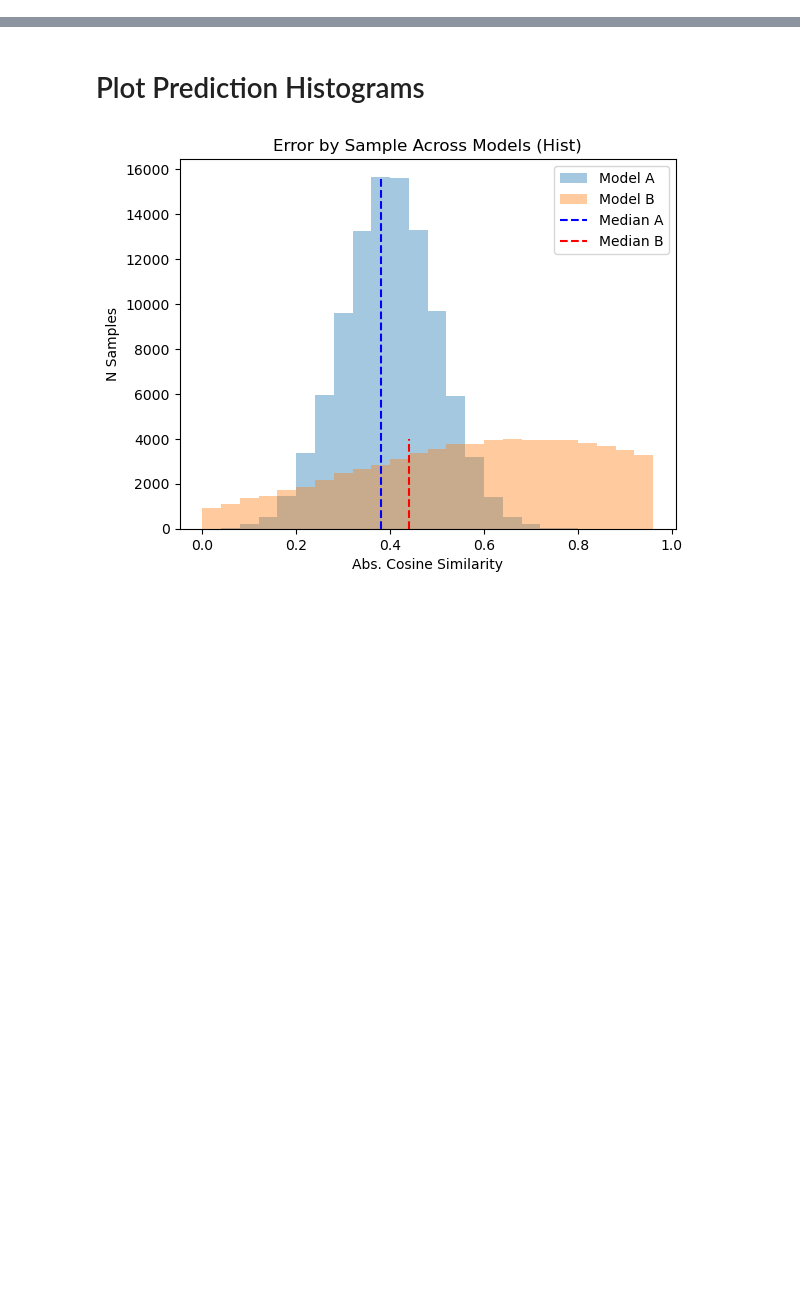
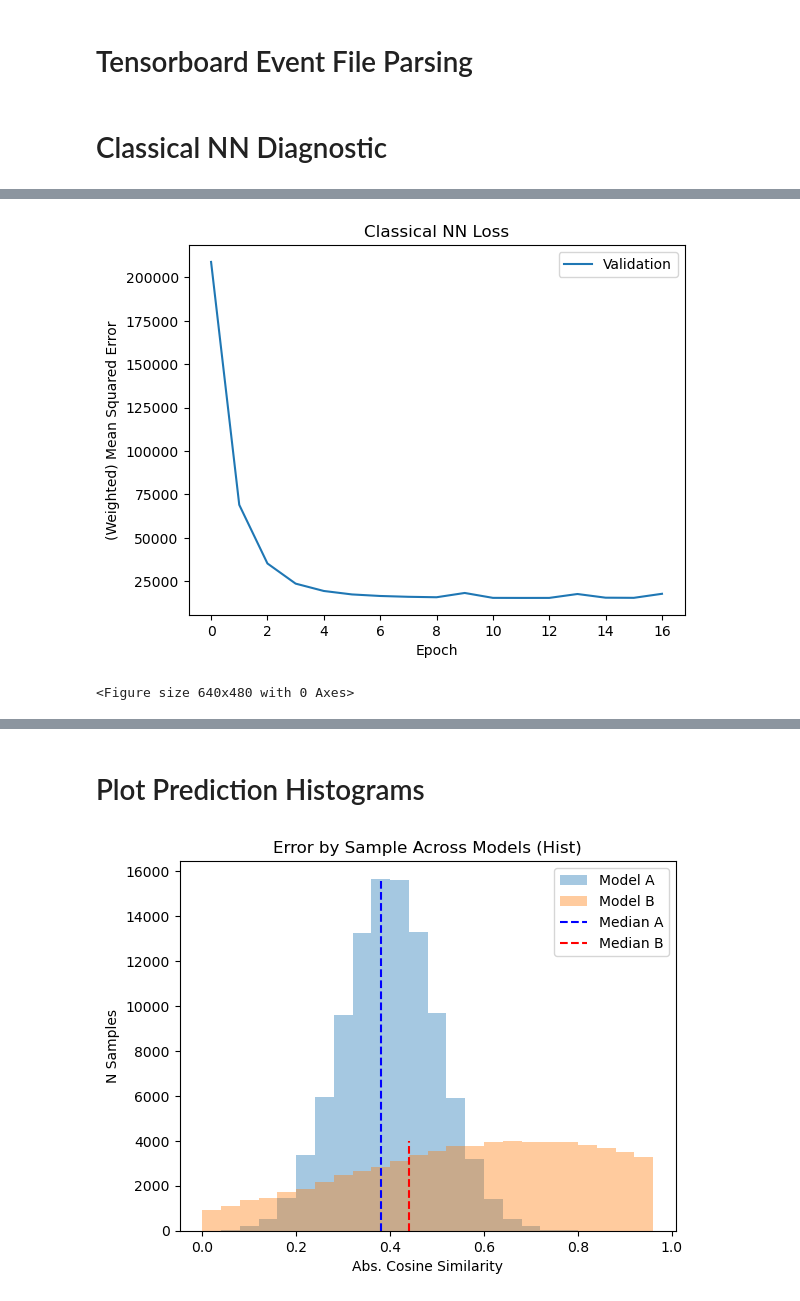
Before and after one commit to kamilkrukowski/BDL152BayesianSpectra, a Jupyter notebook: viz_utils.ipynb, the cells around one changed output, grey strips where cells are left out. Cells and saved outputs as stored; diff of their text form; code cells hidden in the pictures; blank space fills up the shorter version.

```diff
--- a/viz_utils.ipynb
+++ b/viz_utils.ipynb
@@ -73,0 +24,29 @@ Text(0, 0.5, 'Top Peak AUROC')
+# %% [markdown]
+# Tensorboard Event File Parsing
+# %%
+def load_event(target):
+    files = os.listdir(f"{target}")
+    event_file = [i for i in files if i[:7] == 'events.'][0]
+    contents = None
+    with open(os.path.join(target, event_file), 'rb') as f:
+        contents = f.read()
+
+    metrics = dict()
+
+    while(contents):
+        header = struct.unpack('Q', contents[:8])
+
+        event_str = contents[12:12+int(header[0])]
+        contents = contents[12+int(header[0])+4:]
+
+        event = tb.compat.proto.event_pb2.Event()
+        event.ParseFromString(event_str)
+        if event.HasField('summary'):
+                for value in event.summary.value:
+                    if value.HasField('simple_value'):
+                        if value.tag not in metrics:
+                            metrics[value.tag] = dict()
+                        metrics[value.tag][event.step] = value.simple_value
+    return metrics
+# %% [markdown]
+# Classical NN Diagnostic
@@ -73,0 +56,20 @@ Text(0, 0.5, 'Top Peak AUROC')
+# %%
+metrics = load_event(target)
+keys = list(metrics.keys())
+print(keys)
+
+key = 'loss/val'
+if key in metrics:
+    m = metrics[key]
+    plt.plot([m[i] for i in m], label='Validation')
+key = 'loss/train_epoch'
+if key in metrics:
+    m = metrics[key]
+    plt.plot([m[i] for i in m], label='Train')
+
+plt.xlabel('Epoch')
+plt.title('Classical NN Loss')
+plt.ylabel("(Weighted) Mean Squared Error")
+plt.legend()
+plt.savefig(os.path.join(dir_path, 'Vanilla NN Loss.png')) ; plt.show() ; plt.clf()
+# %% [output]
@@ -73,0 +77,2 @@ Text(0, 0.5, 'Top Peak AUROC')
+[figure, added]
+<Figure size 640x480 with 0 Axes>
```
Also changed, not shown: parts of 14 cells of this notebook, 1 other file.
